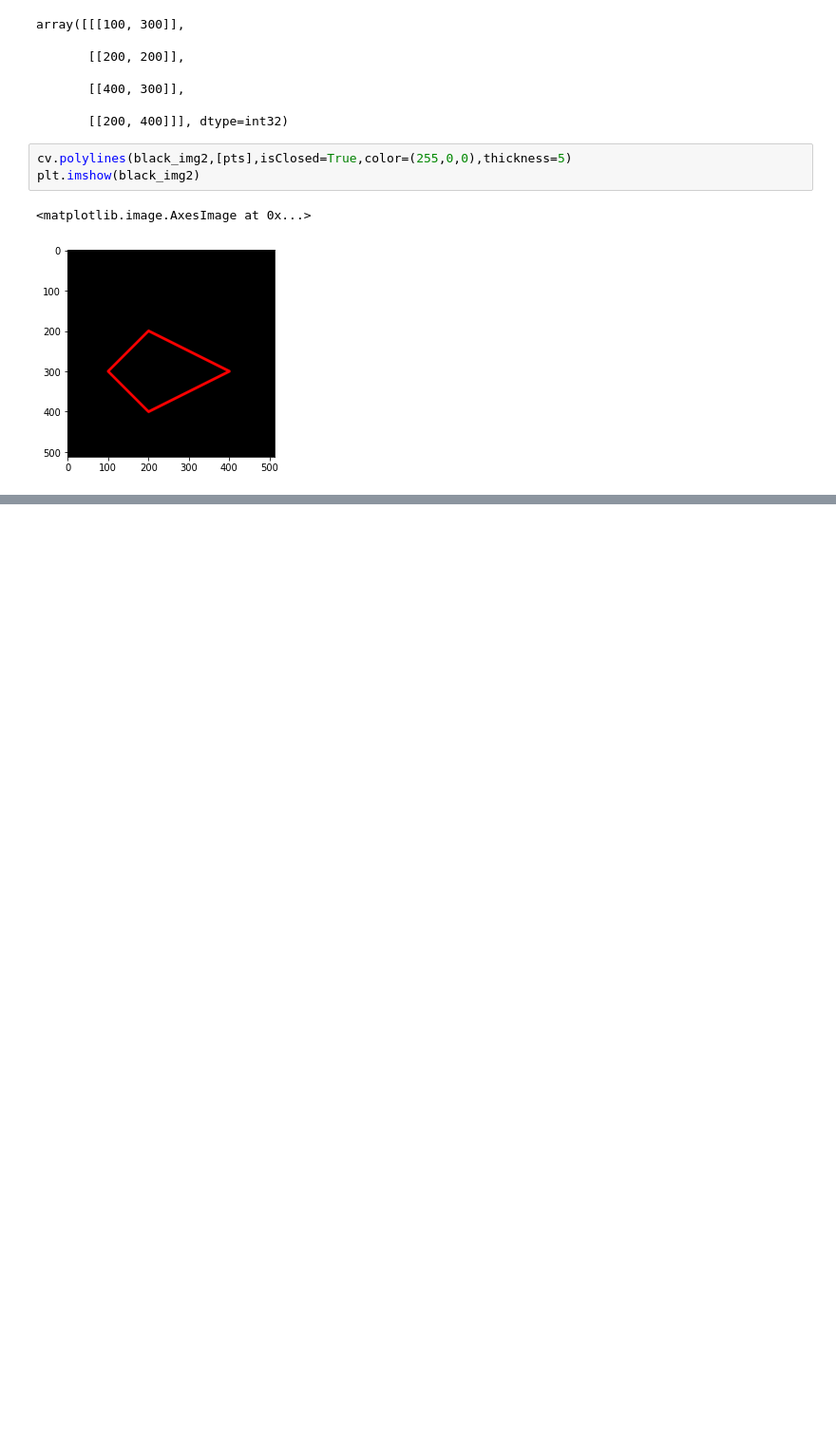
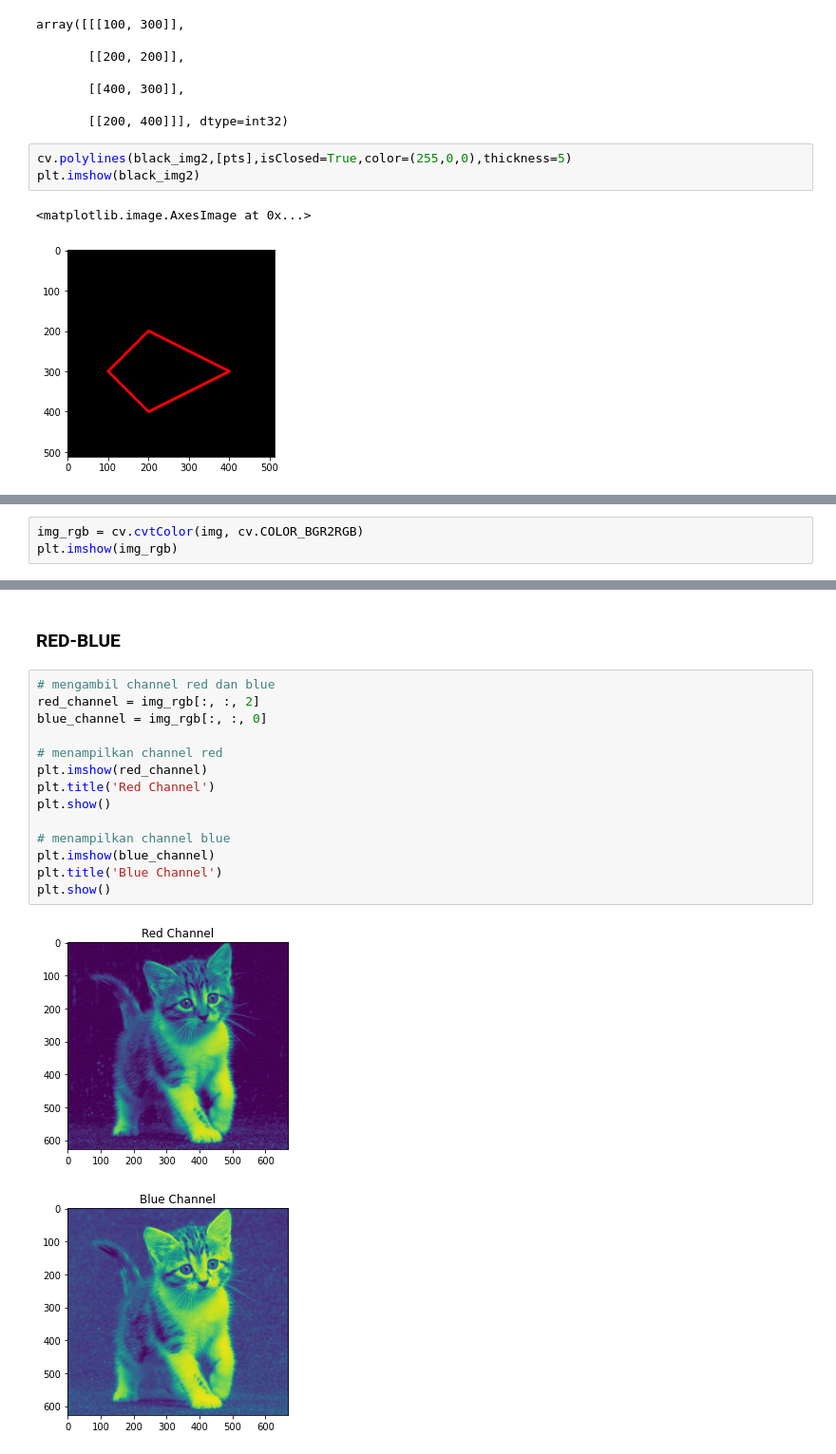
Before and after one commit to AlifiyulAkyun/PCVK_Genap_2023, a Jupyter notebook: Week2.ipynb, the cells around one changed output, grey strips where cells are left out. Shown at 95% size. Saved outputs shown, nothing was run; the diff lists cells and outputs as text; blank space fills up the shorter version.

```diff
--- a/Week2.ipynb
+++ b/Week2.ipynb
@@ -135,0 +170,3 @@ plt.imshow(black_img2)
+# %%
+img_rgb = cv.cvtColor(img, cv.COLOR_BGR2RGB)
+plt.imshow(img_rgb)
@@ -135,0 +176,19 @@ plt.imshow(black_img2)
+# %% [markdown]
+### **RED-BLUE**
+# %%
+# mengambil channel red dan blue
+red_channel = img_rgb[:, :, 2]
+blue_channel = img_rgb[:, :, 0]
+
+# menampilkan channel red
+plt.imshow(red_channel)
+plt.title('Red Channel')
+plt.show()
+
+# menampilkan channel blue
+plt.imshow(blue_channel)
+plt.title('Blue Channel')
+plt.show()
+# %% [output]
+[figure, added]
+[figure, added]
```
Also changed, not shown: parts of 10 cells of this notebook.
